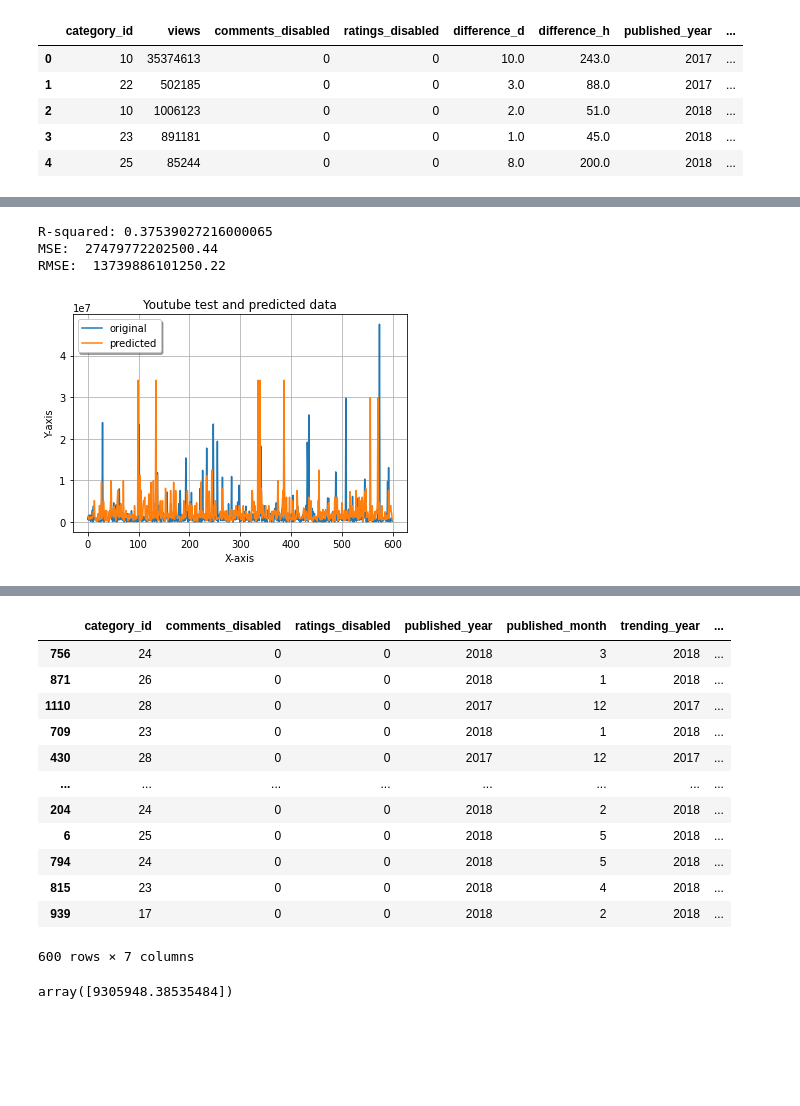
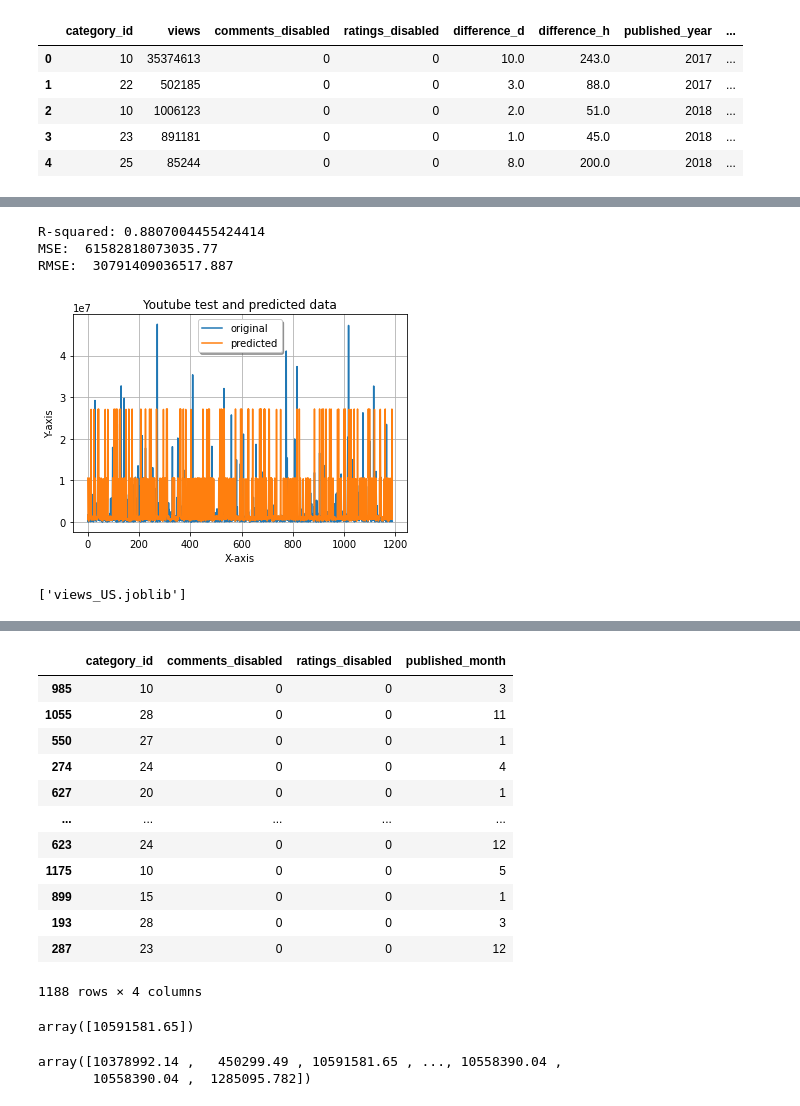
Before and after one commit to jereediv/The_Reason, a Jupyter notebook: Notebooks/BRFRegressor_views_US.ipynb, the cells around one changed output, grey strips where cells are left out. Saved outputs shown, nothing was run; the diff lists cells and outputs as text; code cells hidden in the pictures; blank space fills up the shorter version.

```diff
--- a/Notebooks/BRFRegressor_views_US.ipynb
+++ b/Notebooks/BRFRegressor_views_US.ipynb
@@ -23,7 +17,7 @@ import pickle
 from sklearn.pipeline import Pipeline
 from sklearn.preprocessing import StandardScaler
 # %%
-file_path = 'US_Regressor_sample.csv'
+file_path = 'https://s3.amazonaws.com/the.chum.bucket/US_Regressor_sample.csv'
 df = pd.read_csv(file_path)
 df.reset_index(inplace=True, drop=True)
 df=df.drop(columns='channel_text')
@@ -71,7 +65,7 @@ df.head()
 | 4 | 25 | 85244 | 0 | 0 | 8.0 | 200.0 | 2018 | ... |
 # %%
 # #create the features
-X = df.drop(columns=['difference_h', 'difference_d', 'views'])
+X = df.drop(columns=['difference_d', 'difference_h', 'views', 'published_year', 'trending_year', 'trending_month'])
 
 #create the target
 y= df['views']
@@ -78,40 +88,43 @@ y= df['views']
 # %%
 #Test train and split the data for use in BRFR
 # X= scale(X)
 # y= scale(y)
 
-Xtrain, Xtest, ytrain, ytest = train_test_split(X, y, test_size=0.5)
+Xtrain, Xtest, ytrain, ytest = train_test_split(X, y, test_size=0.99)
 rfr = RandomForestRegressor()
 pipe= Pipeline([('scaler', StandardScaler()), ('rfr', RandomForestRegressor())])
 
 pipe.fit(Xtrain, ytrain)
 
 score = pipe.score(Xtrain, ytrain)
 print("R-squared:", score)
 
 ypred = pipe.predict(Xtest)
 
 mse = mean_squared_error(ytest, ypred)
 print("MSE: ", mse)
 print("RMSE: ", mse*(1/2.0))
 
 x_ax = range(len(ytest))
 plt.plot(x_ax, ytest, label="original")
 plt.plot(x_ax, ypred, label="predicted")
 plt.title("Youtube test and predicted data")
 plt.xlabel('X-axis')
 plt.ylabel('Y-axis')
 plt.legend(loc='best',fancybox=True, shadow=True)
 plt.grid(True)
 plt.show()
 # %% [output]
-R-squared: 0.37539027216000065
-MSE:  27479772202500.44
-RMSE:  13739886101250.22
+R-squared: 0.8807004455424414
+MSE:  61582818073035.77
+RMSE:  30791409036517.887
-[figure, old version]
+[figure, new version]
 # %%
 # save
-filename = 'views_US.sav'
-pickle.dump(pipe, open(filename, 'wb'))
+import joblib
+filename = 'views_US.joblib'
+joblib.dump(pipe, filename)
+# %% [output]
+['views_US.joblib']
 # %%
 from google.colab import files
@@ -122,21 +135,21 @@ files.download("views_US.sav")
 # %%
 Xtest
 # %% [output]
-|  | category_id | comments_disabled | ratings_disabled | published_year | published_month | trending_year | ... |
-| 756 | 24 | 0 | 0 | 2018 | 3 | 2018 | ... |
-| 871 | 26 | 0 | 0 | 2018 | 1 | 2018 | ... |
-| 1110 | 28 | 0 | 0 | 2017 | 12 | 2017 | ... |
-| 709 | 23 | 0 | 0 | 2018 | 1 | 2018 | ... |
-| 430 | 28 | 0 | 0 | 2017 | 12 | 2017 | ... |
-| ... | ... | ... | ... | ... | ... | ... | ... |
-| 204 | 24 | 0 | 0 | 2018 | 2 | 2018 | ... |
-| 6 | 25 | 0 | 0 | 2018 | 5 | 2018 | ... |
-| 794 | 24 | 0 | 0 | 2018 | 5 | 2018 | ... |
-| 815 | 23 | 0 | 0 | 2018 | 4 | 2018 | ... |
-| 939 | 17 | 0 | 0 | 2018 | 2 | 2018 | ... |
+|  | category_id | comments_disabled | ratings_disabled | published_month |
+| 985 | 10 | 0 | 0 | 3 |
+| 1055 | 28 | 0 | 0 | 11 |
+| 550 | 27 | 0 | 0 | 1 |
+| 274 | 24 | 0 | 0 | 4 |
+| 627 | 20 | 0 | 0 | 1 |
+| ... | ... | ... | ... | ... |
+| 623 | 24 | 0 | 0 | 12 |
+| 1175 | 10 | 0 | 0 | 5 |
+| 899 | 15 | 0 | 0 | 1 |
+| 193 | 28 | 0 | 0 | 3 |
+| 287 | 23 | 0 | 0 | 12 |
-600 rows × 7 columns
+1188 rows × 4 columns
 # %%
 #Testing
-pipe.predict([[10,0,0,2017,5,2017,6]])
+pipe.predict([[10,0,0,5]])
 # %% [output]
-array([9305948.38535484])
+array([10591581.65])
@@ -142,0 +158,5 @@ array([9305948.38535484])
+# %%
+loaded_pipe.predict(X)
+# %% [output]
+array([10378992.14 ,   450299.49 , 10591581.65 , ..., 10558390.04 ,
+       10558390.04 ,  1285095.782])
```
Also changed, not shown: parts of 4 cells of this notebook, 5 other files.
